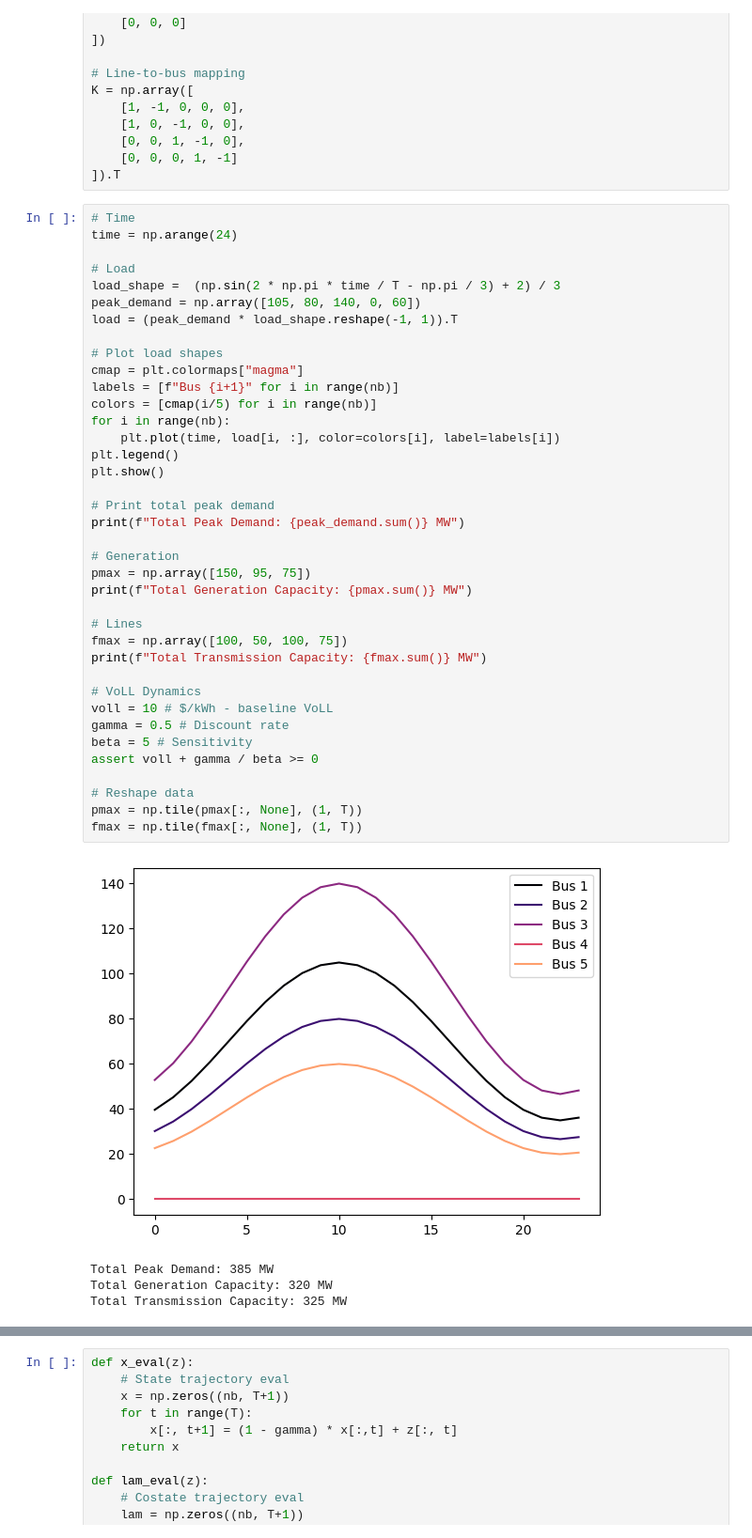
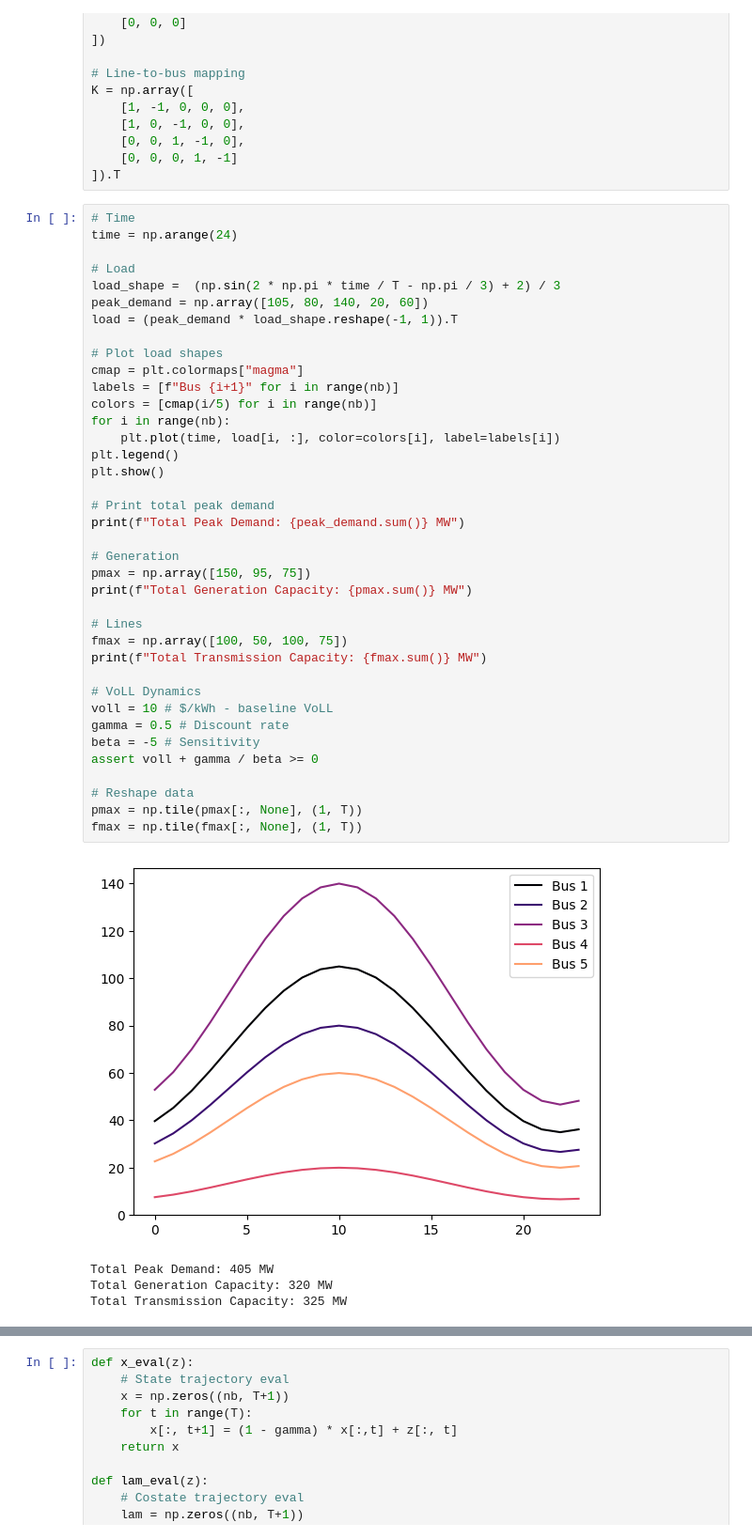
Before and after one commit to Charles-Gulian/optimal-rolling-blackout, a Jupyter notebook: MSA-testing.ipynb, the cells around one changed output, grey strips where cells are left out. Shown at 94% size. Cells and saved outputs as stored; diff of their text form.

```diff
--- a/MSA-testing.ipynb
+++ b/MSA-testing.ipynb
@@ -30,41 +30,41 @@ time = np.arange(24)
 
 # Load
 load_shape =  (np.sin(2 * np.pi * time / T - np.pi / 3) + 2) / 3
-peak_demand = np.array([105, 80, 140, 0, 60])
+peak_demand = np.array([105, 80, 140, 20, 60])
 load = (peak_demand * load_shape.reshape(-1, 1)).T
 
 # Plot load shapes
 cmap = plt.colormaps["magma"]
 labels = [f"Bus {i+1}" for i in range(nb)]
 colors = [cmap(i/5) for i in range(nb)]
 for i in range(nb):
     plt.plot(time, load[i, :], color=colors[i], label=labels[i])
 plt.legend()
 plt.show()
 
 # Print total peak demand
 print(f"Total Peak Demand: {peak_demand.sum()} MW")
 
 # Generation
 pmax = np.array([150, 95, 75])
 print(f"Total Generation Capacity: {pmax.sum()} MW")
 
 # Lines
 fmax = np.array([100, 50, 100, 75])
 print(f"Total Transmission Capacity: {fmax.sum()} MW")
 
 # VoLL Dynamics
 voll = 10 # $/kWh - baseline VoLL
 gamma = 0.5 # Discount rate
-beta = 5 # Sensitivity
+beta = -5 # Sensitivity
 assert voll + gamma / beta >= 0
 
 # Reshape data
 pmax = np.tile(pmax[:, None], (1, T))
 fmax = np.tile(fmax[:, None], (1, T))
 # %% [output]
-[figure, old version]
+[figure, new version]
-Total Peak Demand: 385 MW
+Total Peak Demand: 405 MW
 Total Generation Capacity: 320 MW
 Total Transmission Capacity: 325 MW
 # %%
```
Also changed, not shown: parts of 5 cells of this notebook, 2 other files.
